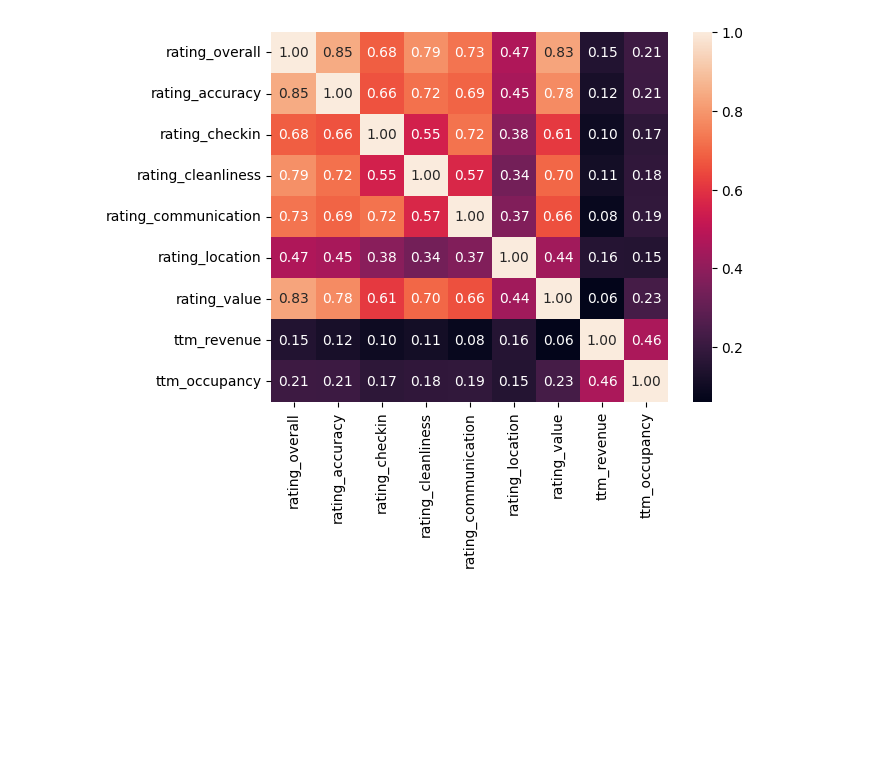
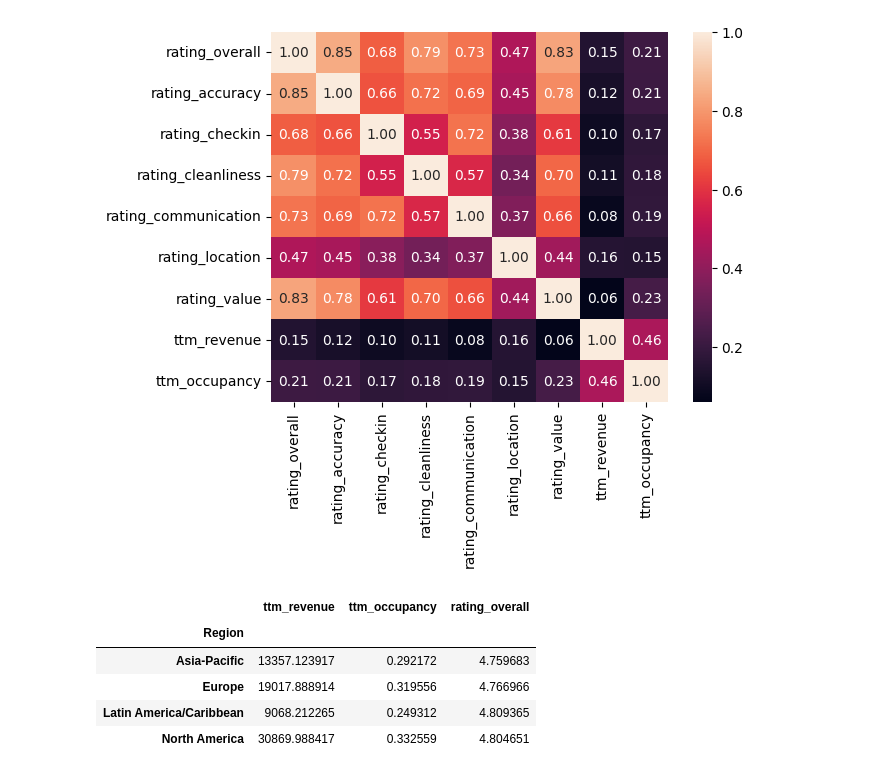
Before and after one commit to gabetedja/dsc148-project, a Jupyter notebook: analysis.ipynb, the cells around one changed output. Drawn from its saved outputs; the diff is of its cells as text; code cells hidden in the pictures; blank space fills up the shorter version.

```diff
--- a/analysis.ipynb
+++ b/analysis.ipynb
@@ -96,3 +118,12 @@ sns.heatmap(all_listings[rating_cols].corr(), annot=True, fmt='.2f')
 # %% [output]
 <Axes: >
 [figure]
+# %%
+all_listings.groupby('Region')[['ttm_revenue','ttm_occupancy','rating_overall']].mean()
+# %% [output]
+|  | ttm_revenue | ttm_occupancy | rating_overall |
+| Region |  |  |  |
+| Asia-Pacific | 13357.123917 | 0.292172 | 4.759683 |
+| Europe | 19017.888914 | 0.319556 | 4.766966 |
+| Latin America/Caribbean | 9068.212265 | 0.249312 | 4.809365 |
+| North America | 30869.988417 | 0.332559 | 4.804651 |
```
Also changed, not shown: parts of 12 cells of this notebook.
